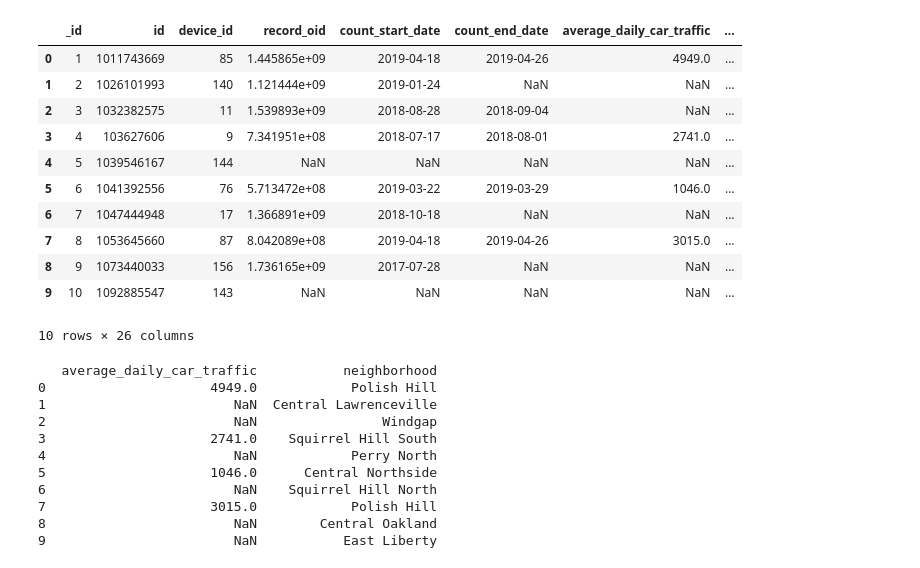
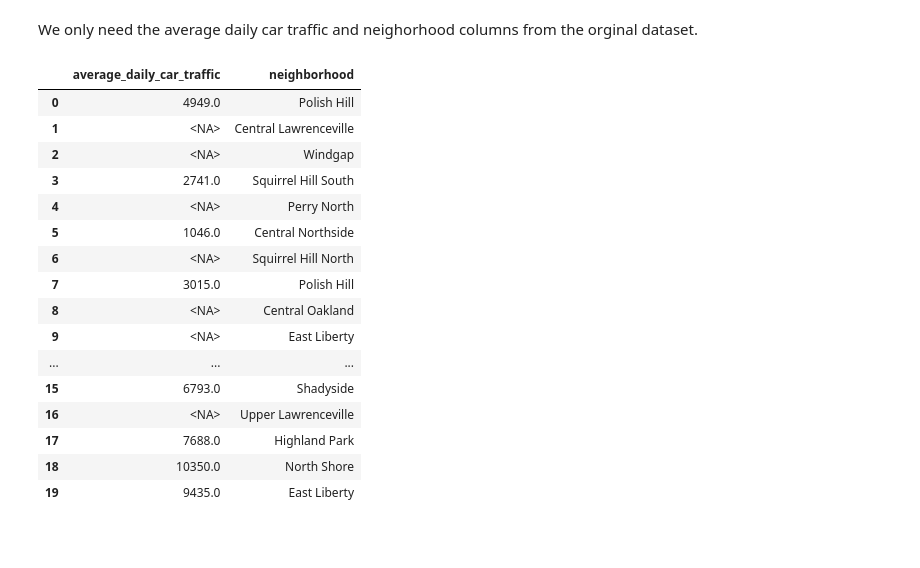
Before and after one commit to HiuyeungKong/Best-neighborhood, a Jupyter notebook: traffic.ipynb, the cells around one changed output. Cells and saved outputs as stored; diff of their text form; code cells hidden in the pictures; blank space fills up the shorter version.

Commit message:
add traffic notebook

```diff
--- a/traffic.ipynb
+++ b/traffic.ipynb
@@ -8,32 +9,23 @@ import matplotlib.pyplot as plt
+# %% [markdown]
+We only need the average daily car traffic and neighorhood columns from the orginal dataset.
 # %%
-df = pd.read_csv("TrafficCount.csv")
-df.head(10)
+df = pd.read_csv("TrafficCount.csv", usecols = ['average_daily_car_traffic', 'neighborhood',], dtype = {'neighborhood':'string', 'average_daily_car_traffic':'Float64'})
+df.head(20)
 # %% [output]
-|  | _id | id | device_id | record_oid | count_start_date | count_end_date | average_daily_car_traffic | ... |
-| 0 | 1 | 1011743669 | 85 | 1.445865e+09 | 2019-04-18 | 2019-04-26 | 4949.0 | ... |
-| 1 | 2 | 1026101993 | 140 | 1.121444e+09 | 2019-01-24 | NaN | NaN | ... |
-| 2 | 3 | 1032382575 | 11 | 1.539893e+09 | 2018-08-28 | 2018-09-04 | NaN | ... |
-| 3 | 4 | 103627606 | 9 | 7.341951e+08 | 2018-07-17 | 2018-08-01 | 2741.0 | ... |
-| 4 | 5 | 1039546167 | 144 | NaN | NaN | NaN | NaN | ... |
-| 5 | 6 | 1041392556 | 76 | 5.713472e+08 | 2019-03-22 | 2019-03-29 | 1046.0 | ... |
-| 6 | 7 | 1047444948 | 17 | 1.366891e+09 | 2018-10-18 | NaN | NaN | ... |
-| 7 | 8 | 1053645660 | 87 | 8.042089e+08 | 2019-04-18 | 2019-04-26 | 3015.0 | ... |
-| 8 | 9 | 1073440033 | 156 | 1.736165e+09 | 2017-07-28 | NaN | NaN | ... |
-| 9 | 10 | 1092885547 | 143 | NaN | NaN | NaN | NaN | ... |
+|  | average_daily_car_traffic | neighborhood |
+| 0 | 4949.0 | Polish Hill |
+| 1 | <NA> | Central Lawrenceville |
+| 2 | <NA> | Windgap |
+| 3 | 2741.0 | Squirrel Hill South |
+| 4 | <NA> | Perry North |
+| 5 | 1046.0 | Central Northside |
+| 6 | <NA> | Squirrel Hill North |
+| 7 | 3015.0 | Polish Hill |
+| 8 | <NA> | Central Oakland |
+| 9 | <NA> | East Liberty |
+| ... | ... | ... |
+| 15 | 6793.0 | Shadyside |
+| 16 | <NA> | Upper Lawrenceville |
+| 17 | 7688.0 | Highland Park |
+| 18 | 10350.0 | North Shore |
+| 19 | 9435.0 | East Liberty |
-10 rows × 26 columns
-# %%
-selected_columns = ["average_daily_car_traffic", "neighborhood"]
-df_selected = df[selected_columns]
-print(df_selected.head(10))
-# %% [output]
-   average_daily_car_traffic           neighborhood
-0                     4949.0            Polish Hill
-1                        NaN  Central Lawrenceville
-2                        NaN                Windgap
-3                     2741.0    Squirrel Hill South
-4                        NaN            Perry North
-5                     1046.0      Central Northside
-6                        NaN    Squirrel Hill North
-7                     3015.0            Polish Hill
-8                        NaN        Central Oakland
-9                        NaN           East Liberty
```
Also changed, not shown: parts of 22 cells of this notebook.
